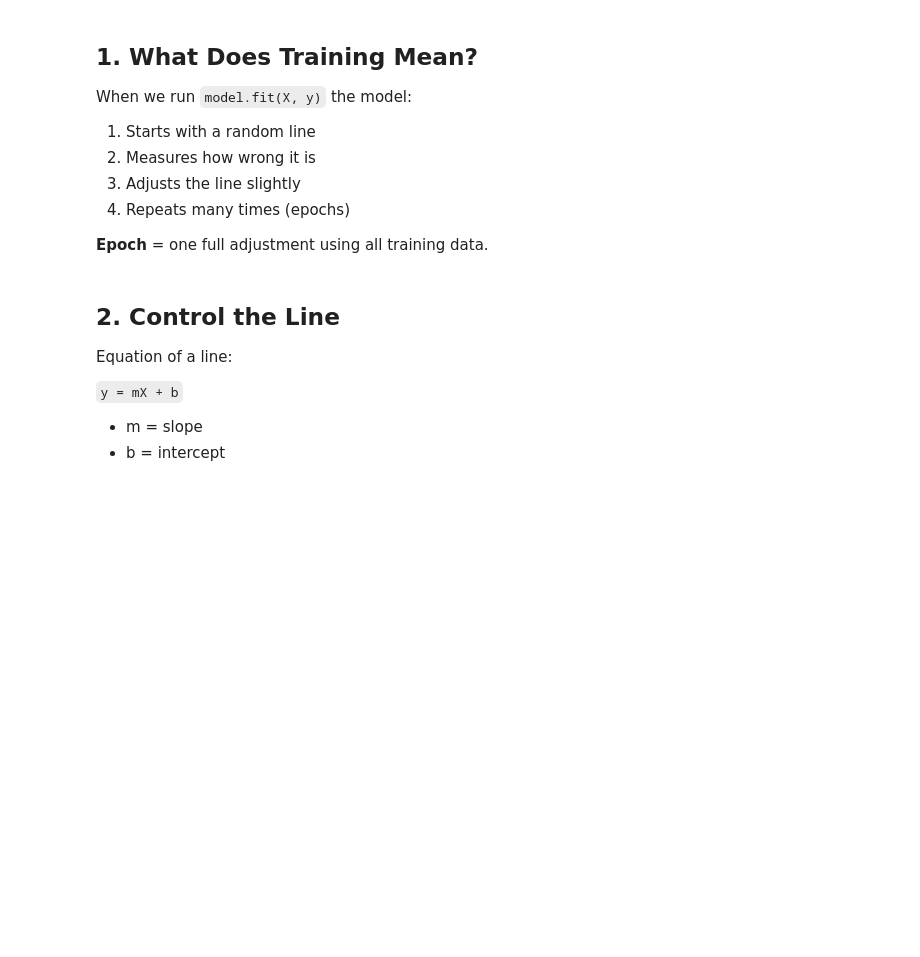
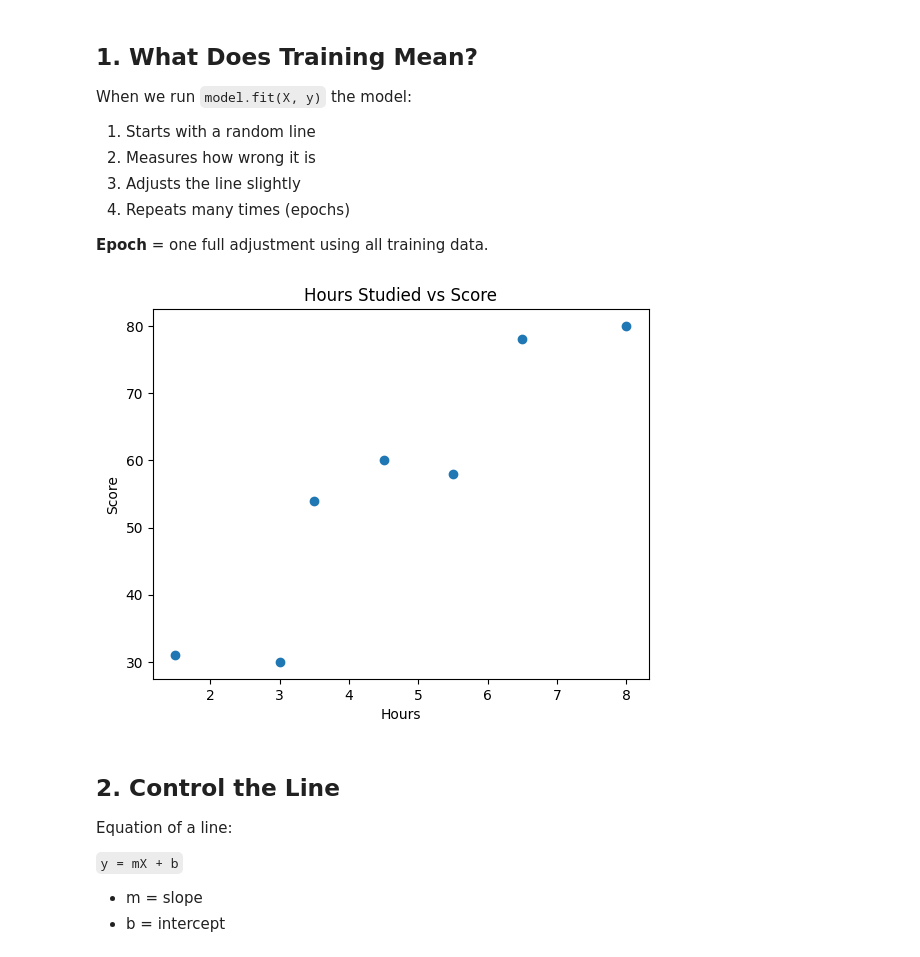
Before and after one commit to JackMiddoGM/Foundations-of-Regression, a Jupyter notebook: Lesson_2_How_Linear_Regression_Works.ipynb, the cells around one changed output. Cells and saved outputs as stored; diff of their text form; code cells hidden in the pictures; blank space fills up the shorter version.

```diff
--- a/Lesson_2_How_Linear_Regression_Works.ipynb
+++ b/Lesson_2_How_Linear_Regression_Works.ipynb
@@ -21,15 +21,17 @@ When we run `model.fit(X, y)` the model:
 # %%
 import numpy as np
 import matplotlib.pyplot as plt
 
-X = np.array([1,2,3,4,5], dtype=float)
-y = np.array([50,55,65,70,75], dtype=float)
+X = np.array([4.5,8.0,1.5,3.5,5.5,3.0,6.5], dtype=float)
+y = np.array([60,80,31,54,58,30,78], dtype=float)
 
 plt.scatter(X, y)
 plt.title('Hours Studied vs Score')
 plt.xlabel('Hours')
 plt.ylabel('Score')
 plt.show()
+# %% [output]
+[figure, added]
 # %% [markdown]
 ## 2. Control the Line
 
```
Also changed, not shown: parts of 5 cells of this notebook, 7 other files.
